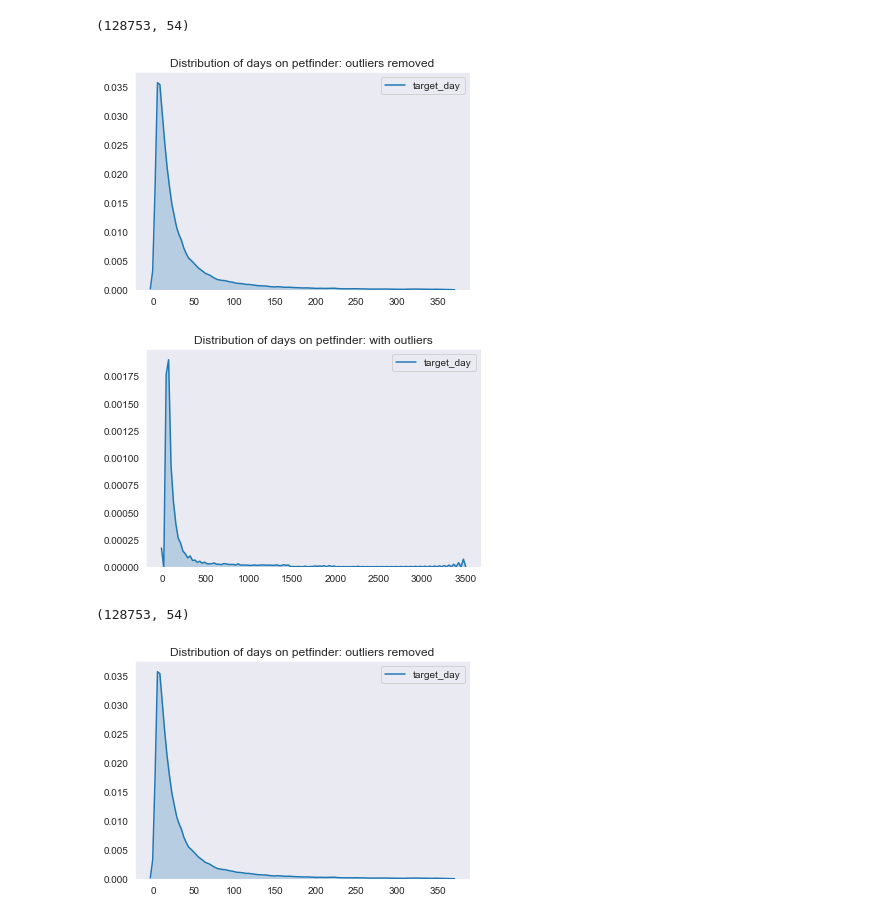
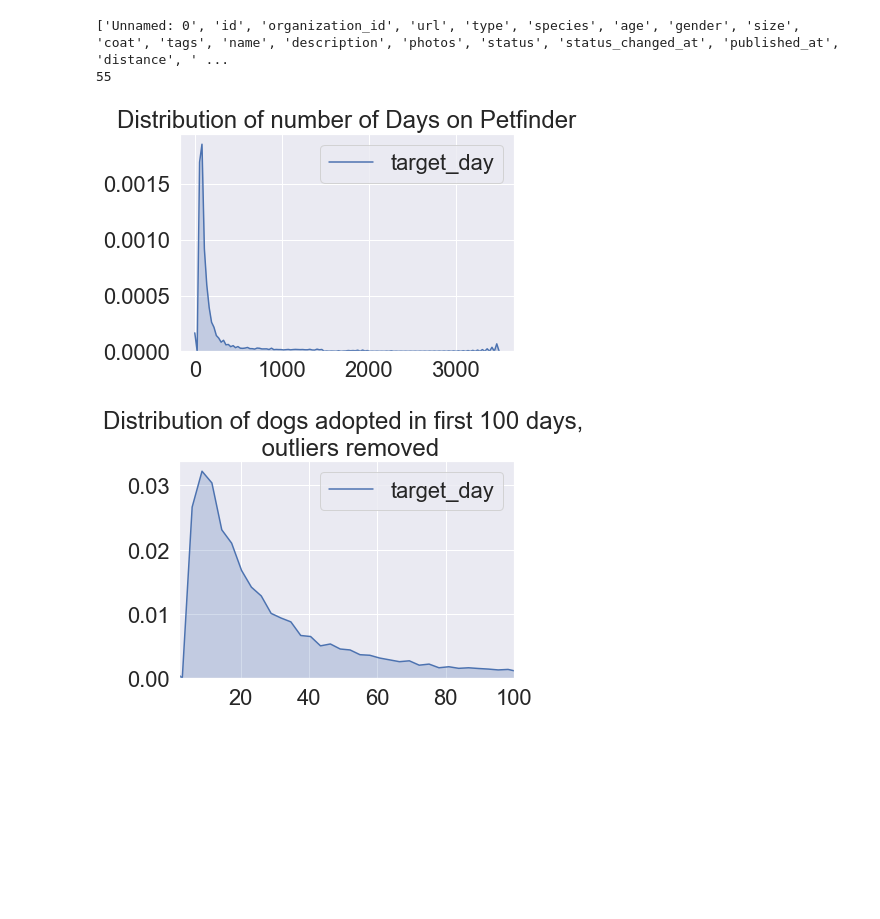
Before and after one commit to ameliakimball/insight, a Jupyter notebook: EDA_for_MWpet_data.ipynb, the cells around one changed output. Saved outputs shown, nothing was run; the diff lists cells and outputs as text; code cells hidden in the pictures; blank space fills up the shorter version.

```diff
--- a/EDA_for_MWpet_data.ipynb
+++ b/EDA_for_MWpet_data.ipynb
@@ -44,6 +44,7 @@ petdat['status_changed_at'] =  pd.to_datetime(petdat['status_changed_at'], forma
 petdat['time_diff'] = petdat['status_changed_at'] - petdat['published_at']
 petdat['target_hour'] = petdat.time_diff.astype('timedelta64[h]')
 petdat['target_day'] = petdat.time_diff.astype('timedelta64[D]')
+petdat['log_target_hour'] = np.log(petdat['target_hour'])
 
 #add top ten breed variable
 my_series = petdat['breeds.primary']
@@ -52,53 +53,51 @@ petdat['top_ten'] = myboolseries
 
 #calculate number of tags
 petdat['num_tags']= petdat['tags'].str.count(',', re.I)
 
 #calculate number of photos
 petdat['num_photos']= petdat['photos'].str.count('small', re.I)
 
 #calculate number of words in description
 petdat['num_words_desc']= petdat['description'].str.count(' ', re.I)
 
 #calculate if adopted > 1 month
 petdat['bin_month_target'] = np.where(petdat['target_day']>30, 0, 1)
 
 #calculate if adopted > 1 week
 petdat['bin_week_target'] = np.where(petdat['target_day']>7, 0, 1)
 
 #print(petdat.head())
-#print(list(petdat.columns))
+print(list(petdat.columns))
+print(len(list(petdat.columns)))
 #print(petdat.shape)
+
+sns.set(font_scale=2)
+plot1= sns.kdeplot(petdat['target_day'], bw=2, shade = True)
+plt.title('Distribution of number of Days on Petfinder')
+plt.show(plot1)
 
 #remove data where dogs are there less than a day or more than a year
 petdat = petdat[(petdat["target_day"] > 2) & (petdat["target_day"] <365)]
 
+
+sns.set(font_scale=2)
+plot = sns.kdeplot(petdat['target_day'], bw=1, shade = True)
+plt.xlim(2, 100)
+plt.title('Distribution of dogs adopted in first 100 days, \n outliers removed')
+plt.show(plot)
 
 #petdat['target_day'].mode() #   3 (?????)
 #petdat['target_day'].mean() # 36.07
 #petdat['target_day'].median()  #18
 
 
 
-sns.set_style("dark")
-after = sns.kdeplot(petdat['target_day'], shade=True)
-plt.title("Distribution of days on petfinder: outliers removed")
-plt.show(after)
+#petdat.to_csv('backup_petdata_Jan30.csv')
 # %% [output]
-(128753, 54)
+['Unnamed: 0', 'id', 'organization_id', 'url', 'type', 'species', 'age', 'gender', 'size', 'coat', 'tags', 'name', 'description', 'photos', 'status', 'status_changed_at', 'published_at', 'distance', ' ...
+55
-[figure, old version]
+[figure, new version]
+[figure, added]
-# %%
-#Make some density plots, remove outliers
-import matplotlib.pyplot as plt
-
-sns.set_style("dark")
-before = sns.kdeplot(petdat['target_day'], shade=True)
-#plt.xlim(left = -2,right=10000)
-plt.title("Distribution of days on petfinder: with outliers")
-plt.show(before)
-# %% [output]
-[figure, removed]
-(128753, 54)
-[figure, removed]
 # %%
 
 # plot
```
Also changed, not shown: parts of 2 cells of this notebook, 10 other files.
